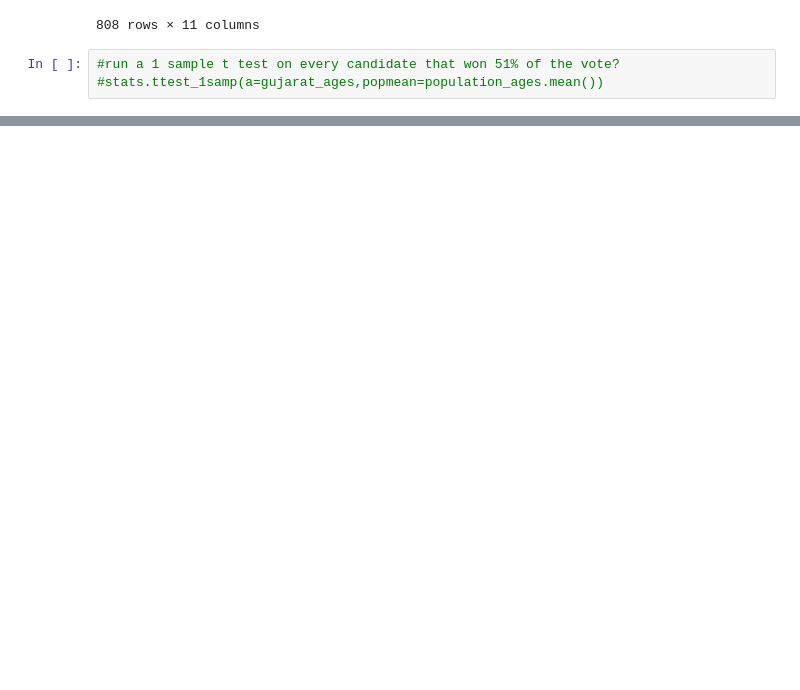
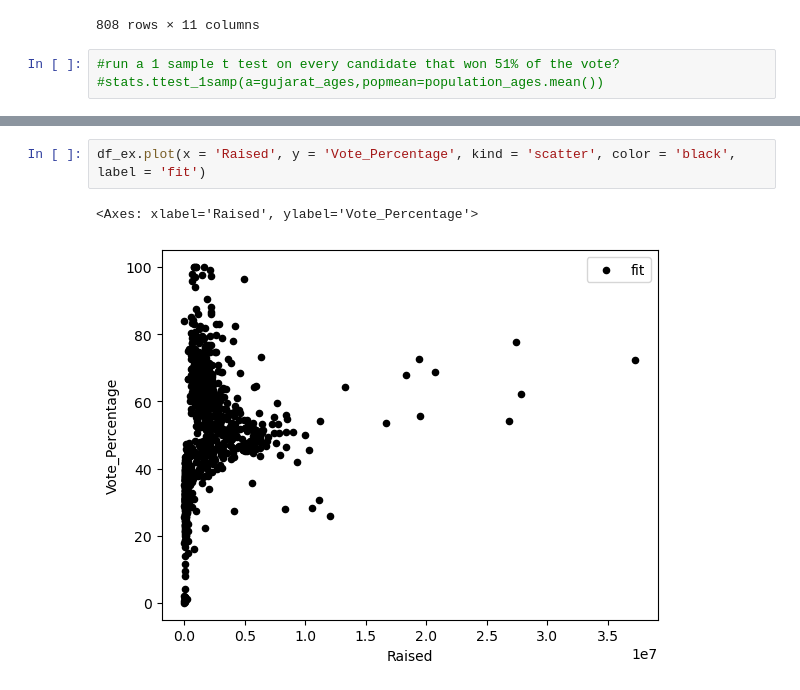
Before and after one commit to nss-data-science-cohort-7/webscraping-open-secrets-boooooleans, a Jupyter notebook: notebooks/mt_ex_analysis.ipynb, the cells around one changed output, grey strips where cells are left out. Saved outputs shown, nothing was run; the diff lists cells and outputs as text; blank space fills up the shorter version.

```diff
--- a/notebooks/mt_ex_analysis.ipynb
+++ b/notebooks/mt_ex_analysis.ipynb
@@ -403,0 +402,5 @@ df_ex.plot(x = 'Raised', y = 'Vote_Percentage', kind = 'scatter', color = 'black
+# %%
+df_ex.plot(x = 'Raised', y = 'Vote_Percentage', kind = 'scatter', color = 'black', label = 'fit')
+# %% [output]
+<Axes: xlabel='Raised', ylabel='Vote_Percentage'>
+[figure, added]
```
Also changed, not shown: parts of 11 cells of this notebook.
